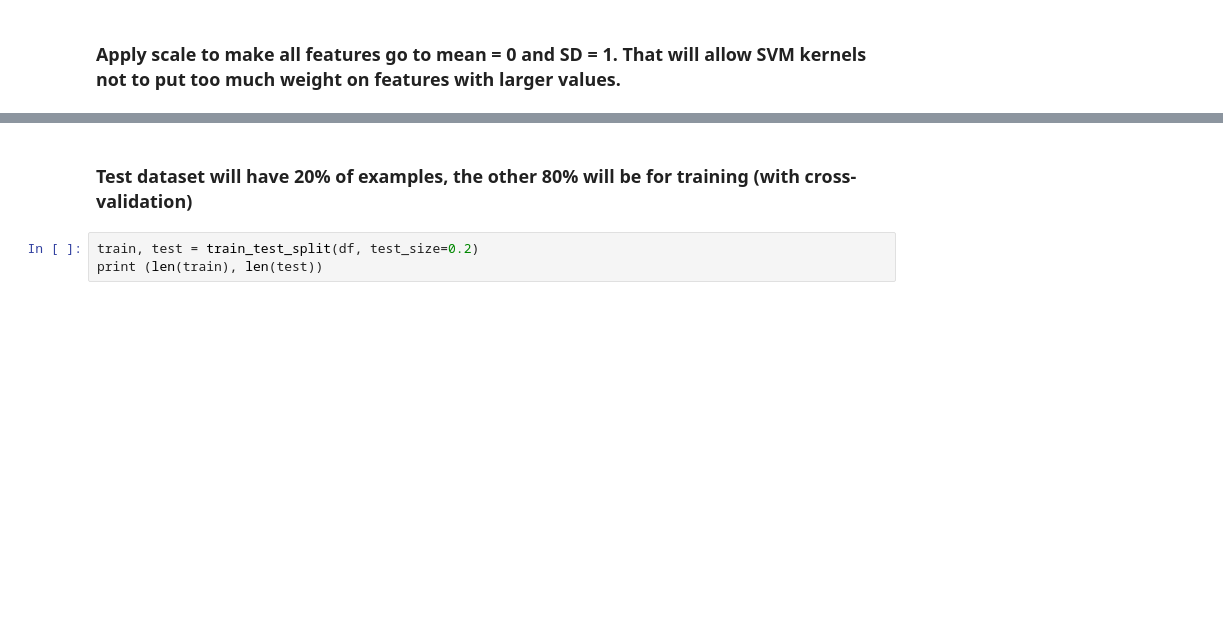
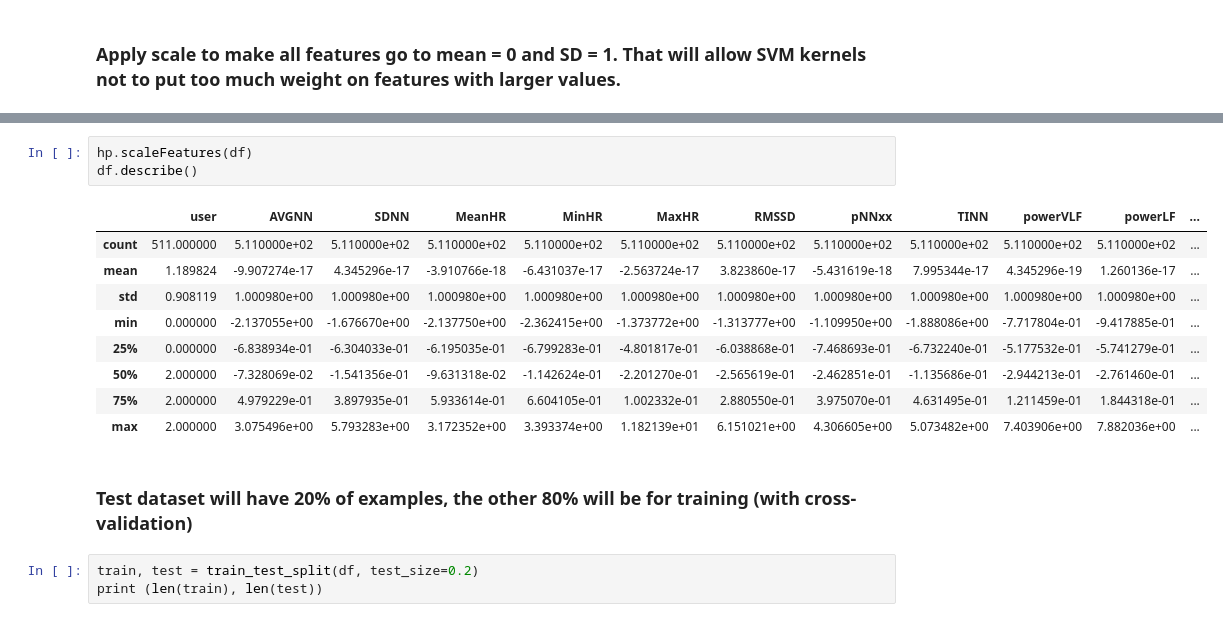
Before and after one commit to jucc/HeRV_analysis, a Jupyter notebook: HeRV_classification.ipynb, the cells around one changed output, grey strips where cells are left out. Drawn from its saved outputs; the diff is of its cells as text; blank space fills up the shorter version.

```diff
--- a/HeRV_classification.ipynb
+++ b/HeRV_classification.ipynb
@@ -65,3 +60,16 @@ See the caveats in the documentation: http://pandas.pydata.org/pandas-docs/stabl
+# %%
+hp.scaleFeatures(df)
+df.describe()
+# %% [output]
+|  | user | AVGNN | SDNN | MeanHR | MinHR | MaxHR | RMSSD | pNNxx | TINN | powerVLF | powerLF | ... |
+| count | 511.000000 | 5.110000e+02 | 5.110000e+02 | 5.110000e+02 | 5.110000e+02 | 5.110000e+02 | 5.110000e+02 | 5.110000e+02 | 5.110000e+02 | 5.110000e+02 | 5.110000e+02 | ... |
+| mean | 1.189824 | -9.907274e-17 | 4.345296e-17 | -3.910766e-18 | -6.431037e-17 | -2.563724e-17 | 3.823860e-17 | -5.431619e-18 | 7.995344e-17 | 4.345296e-19 | 1.260136e-17 | ... |
+| std | 0.908119 | 1.000980e+00 | 1.000980e+00 | 1.000980e+00 | 1.000980e+00 | 1.000980e+00 | 1.000980e+00 | 1.000980e+00 | 1.000980e+00 | 1.000980e+00 | 1.000980e+00 | ... |
+| min | 0.000000 | -2.137055e+00 | -1.676670e+00 | -2.137750e+00 | -2.362415e+00 | -1.373772e+00 | -1.313777e+00 | -1.109950e+00 | -1.888086e+00 | -7.717804e-01 | -9.417885e-01 | ... |
+| 25% | 0.000000 | -6.838934e-01 | -6.304033e-01 | -6.195035e-01 | -6.799283e-01 | -4.801817e-01 | -6.038868e-01 | -7.468693e-01 | -6.732240e-01 | -5.177532e-01 | -5.741279e-01 | ... |
+| 50% | 2.000000 | -7.328069e-02 | -1.541356e-01 | -9.631318e-02 | -1.142624e-01 | -2.201270e-01 | -2.565619e-01 | -2.462851e-01 | -1.135686e-01 | -2.944213e-01 | -2.761460e-01 | ... |
+| 75% | 2.000000 | 4.979229e-01 | 3.897935e-01 | 5.933614e-01 | 6.604105e-01 | 1.002332e-01 | 2.880550e-01 | 3.975070e-01 | 4.631495e-01 | 1.211459e-01 | 1.844318e-01 | ... |
+| max | 2.000000 | 3.075496e+00 | 5.793283e+00 | 3.172352e+00 | 3.393374e+00 | 1.182139e+01 | 6.151021e+00 | 4.306605e+00 | 5.073482e+00 | 7.403906e+00 | 7.882036e+00 | ... |
 # %% [markdown]
 ### Test dataset will have 20% of examples, the other 80% will be for training (with cross-validation)
 # %%
```
Also changed, not shown: parts of 57 cells of this notebook, 2 other files.
